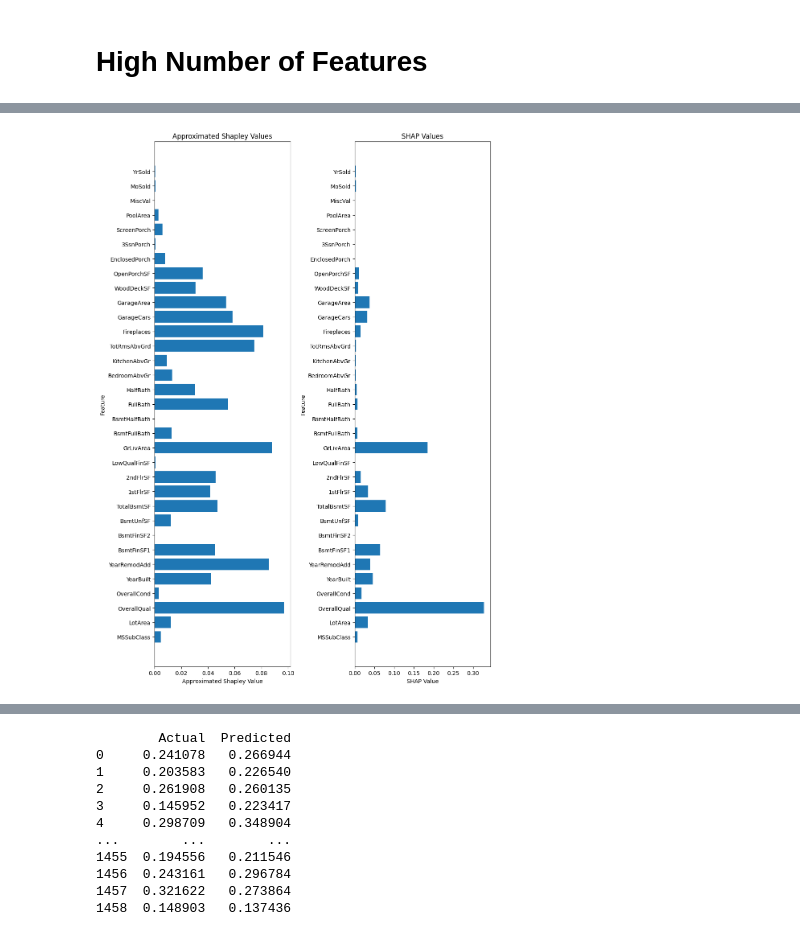
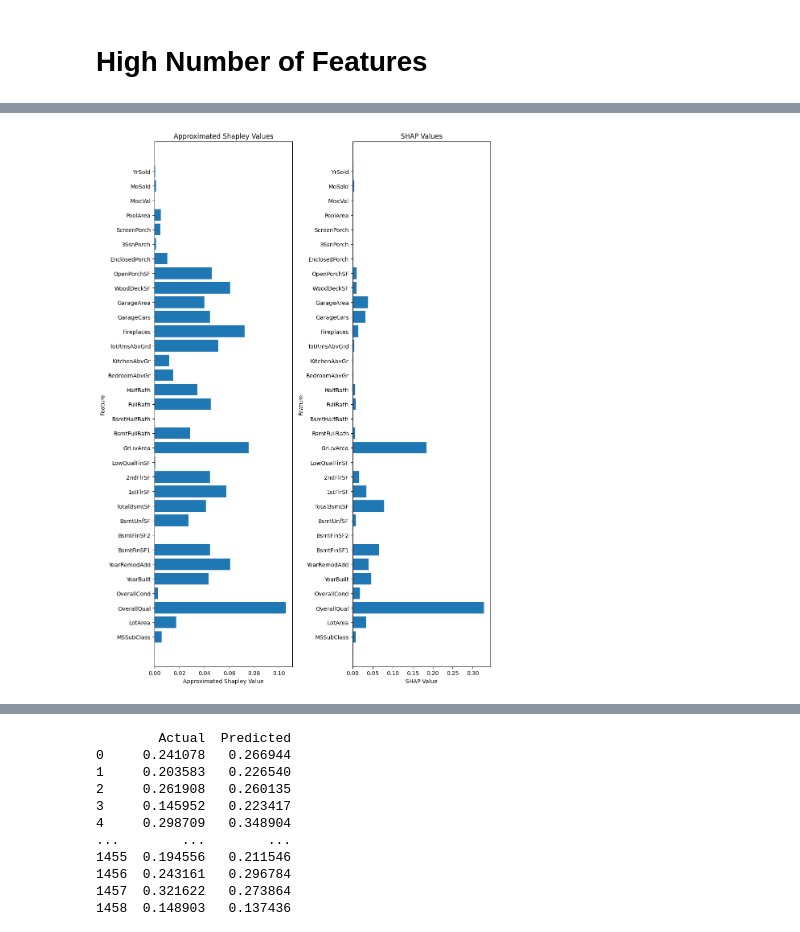
Before and after one commit to maximedidasca/hierarchical_shapley_approx, a Jupyter notebook: algo.ipynb, the cells around one changed output, grey strips where cells are left out. Cells and saved outputs as stored; diff of their text form; code cells hidden in the pictures.

```diff
--- a/algo.ipynb
+++ b/algo.ipynb
@@ -490,14 +765,16 @@ reg.score(X_test, y_test), reg.coef_
 # %% [markdown]
 Now we calculate exact Shapley values to calculate Mean-Squared Error(MSE) and Root-Mean Squared Error(RMSE)
 # %%
+'''
 N = X_boston.shape[1]
-shap = np.zeros(N)
+shapley = np.zeros(N)
 for i in tqdm(range(N)):
     other_features = set(range(N))
     other_features.remove(i)
     subsets = [subset for j in range(N) for subset in findsubsets(other_features, j)]
     for subset in subsets:
         coeff = math.factorial(len(subset))*math.factorial(N - len(subset) - 1)/math.factorial(N)
-        shap[i] += coeff*(value(X_boston_norm[:,list(subset) + [i]], y_boston, reg)-value(X_boston_norm[:, list(subset)], y_boston, reg))
-true_shapley_boston = np.array(shap)
+        shapley[i] += coeff*(value(X_boston_norm[:,list(subset) + [i]], y_boston, reg)-value(X_boston_norm[:, list(subset)], y_boston, reg))
+true_shapley_boston = np.array(shapley)
 print(true_shapley_boston)
+'''
@@ -610,12 +907,0 @@ plt.show()
-# %%
-%%time
-column_permutation = []
-for col in range(X_train.shape[1]):
-    for col2 in range(X2.shape[1]):
-        if np.array_equal(X_train[:, col], X2[:, col2]):
-            column_permutation.append(col2)
-            break
-
-
-X2_reordered = X2[:, column_permutation]
-shap_reordered = shap_knn[column_permutation]
@@ -654,20 +907,0 @@ Wall time: 180 ms
-# %%
-
-n = X_train.shape[1]
-X2, y2, shap_knn = main2(np.array(X_train), np.array(y_train), reg, n**(1/np.sqrt(n)),2, 1)
-#print(shap_knn)
-mse_knn = mean_squared_error(true_shapley_boston, shap_knn)
-rmse_knn = np.sqrt(mse_knn)
-print(mse_knn)
-
-cosine_sim = cosine_similarity([true_shapley_boston], [shap_knn])[0][0]
-#print(cosine_sim)
-#plt.plot(shap_knn)
-
-# Plotting
-plt.figure(figsize=(20, 3))  # Adjust the figure size as desired
-plt.bar(boston.feature_names, shap_knn)
-plt.xlabel('Features')
-plt.ylabel('Shapley value')
-plt.title('Hierarchical Shapley value approximation with similarity clustering')
-plt.show()
@@ -791,7 +1022,7 @@ reg = LinearRegression()
 #reg = XGBRegressor(n_estimators=1000, max_depth=10, learning_rate=0.001)
 #reg = RandomForestRegressor(n_estimators=100)
 n = X_train.shape[1]
-loops = 20
+loops = 5
 shap_reordered = np.zeros(X_train.shape[1])
 for _ in range(loops):
     X2, y2, shap_knn = main_vfl(X_train, y_train, reg, n**(1/np.sqrt(n)),2)
@@ -802,31 +1033,31 @@ for _ in range(loops):
             if np.array_equal(X_train[:, col], X2[:, col2]):
                 column_permutation.append(col2)
                 break
 
     shap_reordered += shap_knn[column_permutation]
 
 #shap_reordered /= loops
 shap_reordered /= sum(shap_reordered)
 
 plt.figure(figsize=(10, 14))
 # Plot the approximated Shapley values
 plt.subplot(1, 2, 1)
 plt.barh(feature_names, shap_reordered)
 plt.xlabel("Approximated Shapley Value")
 plt.ylabel("Feature")
 plt.title("Approximated Shapley Values")
 
 # Plot the SHAP values
 plt.subplot(1, 2, 2)
 plt.barh(feature_names, average_shap_values)
 plt.xlabel("SHAP Value")
 plt.ylabel("Feature")
 plt.title("SHAP Values")
 
 # Adjust the layout for better readability if needed
 plt.tight_layout()
 
 # Show the plot
 plt.show()
 # %% [output]
-[figure, old version]
+[figure, new version]
```
Also changed, not shown: parts of 34 cells of this notebook.
